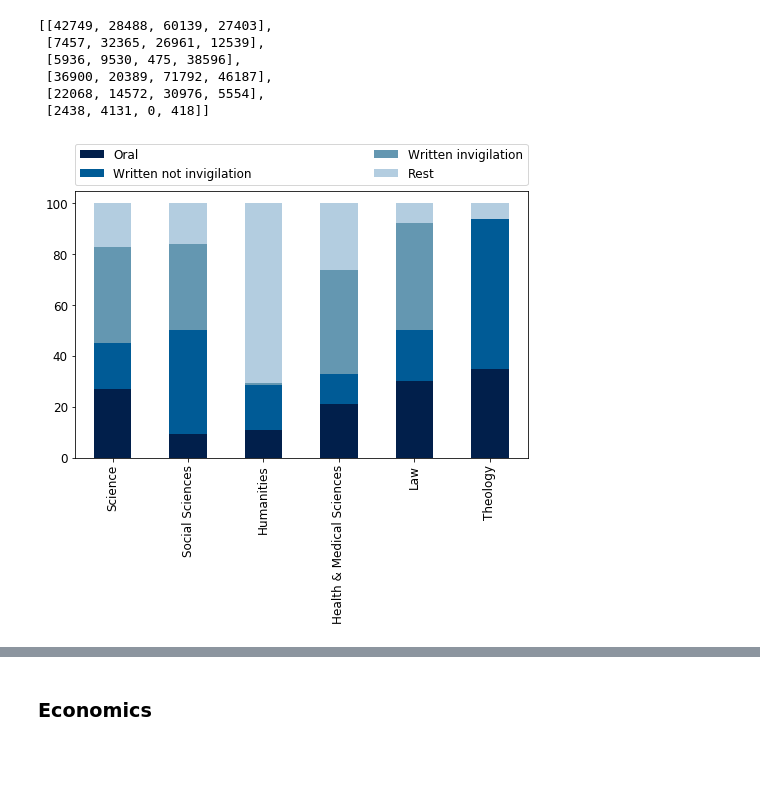
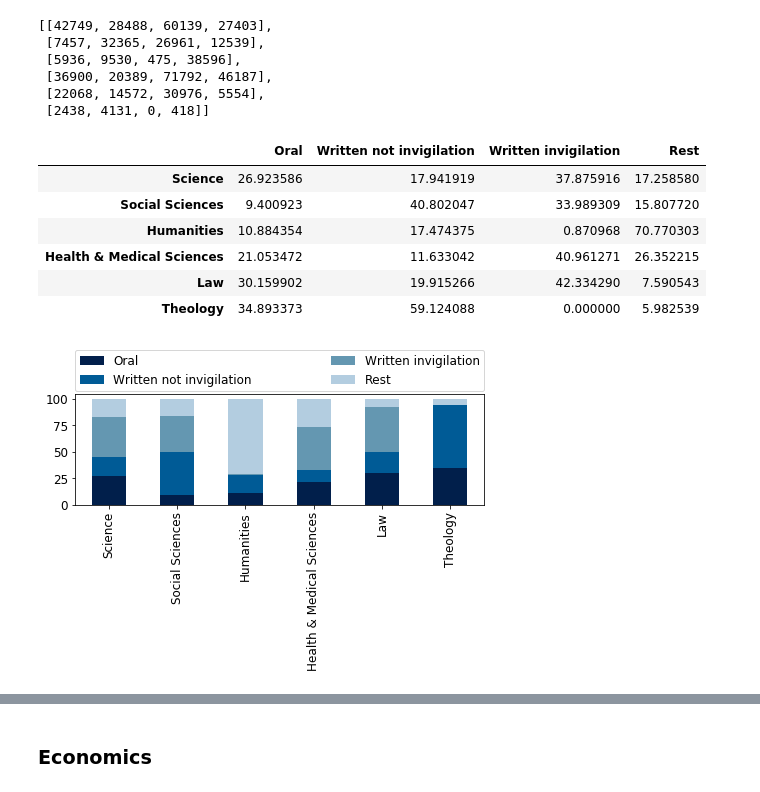
Before and after one commit to tnv875/Group18-NoTeeth, a Jupyter notebook: Exam project/Jens/Load final data set (ONLY DUPLICATE)-Copy1.ipynb, the cells around one changed output, grey strips where cells are left out. Saved outputs shown, nothing was run; the diff lists cells and outputs as text; code cells hidden in the pictures; blank space fills up the shorter version.

```diff
--- a/Exam project/Jens/Load final data set (ONLY DUPLICATE)-Copy1.ipynb
+++ b/Exam project/Jens/Load final data set (ONLY DUPLICATE)-Copy1.ipynb
@@ -379,2 +379,18 @@ f.savefig('histogram_gades_split_faculty_ECTS_weight.png')
 # %% [markdown]
 ### Faculties,  weighted against ECTS - droppping -3 and 00
+# %%
+y_no_fail_ects = []
+x_no_fail = ['02','4','7','10','12']
+
+# Looking at each faculty
+for i in tqdm_notebook(df['Fakultet'].unique()):
+    df_faculty = df[df['Fakultet']==i]
+
+    y_no_fail_ects_inner=[]
+
+    for k in ['Weigthed_02','Weigthed_4','Weigthed_7','Weigthed_10','Weigthed_12']:
+        y_no_fail_ects_inner.append(df_faculty[k].sum(skipna = True))
+
+    y_no_fail_ects.append(y_no_fail_ects_inner)
+
+y_no_fail_ects
@@ -569,15 +593,24 @@ dfcat.rename(index={0:'Oral',1:'Written not under invigilation',2:'Written under
 #dfcat.index.name = 'type_ass'
 dfcat=dfcat.T
 dfcat.columns = ['Oral','Written not invigilation','Written invigilation','Rest']
+dfcat
+# %% [output]
+|  | Oral | Written not invigilation | Written invigilation | Rest |
+| Science | 26.923586 | 17.941919 | 37.875916 | 17.258580 |
+| Social Sciences | 9.400923 | 40.802047 | 33.989309 | 15.807720 |
+| Humanities | 10.884354 | 17.474375 | 0.870968 | 70.770303 |
+| Health & Medical Sciences | 21.053472 | 11.633042 | 40.961271 | 26.352215 |
+| Law | 30.159902 | 19.915266 | 42.334290 | 7.590543 |
+| Theology | 34.893373 | 59.124088 | 0.000000 | 5.982539 |
 # %%
 colors = ["#011f4b","#005b96","#6497b1",'#b3cde0']
 
 
 dfcat.plot(kind='bar', stacked=True, color = colors, fontsize = 12)
 #plt.legend(bbox_to_anchor=(0, 1), loc='upper left', ncol=1)
-plt.rcParams["figure.figsize"] = [6,6]
+plt.rcParams["figure.figsize"] = [10,10]
 plt.legend(bbox_to_anchor=(0,1.02,1,0.2), loc="lower left", mode="expand", borderaxespad=0, ncol=2, fontsize = 12) #,weight = 'bold')
 plt.tight_layout()
 plt.savefig('stacked_bar_share_ass.png')
 # %% [output]
-[figure, old version]
+[figure, new version]
```
Also changed, not shown: parts of 19 cells of this notebook.
